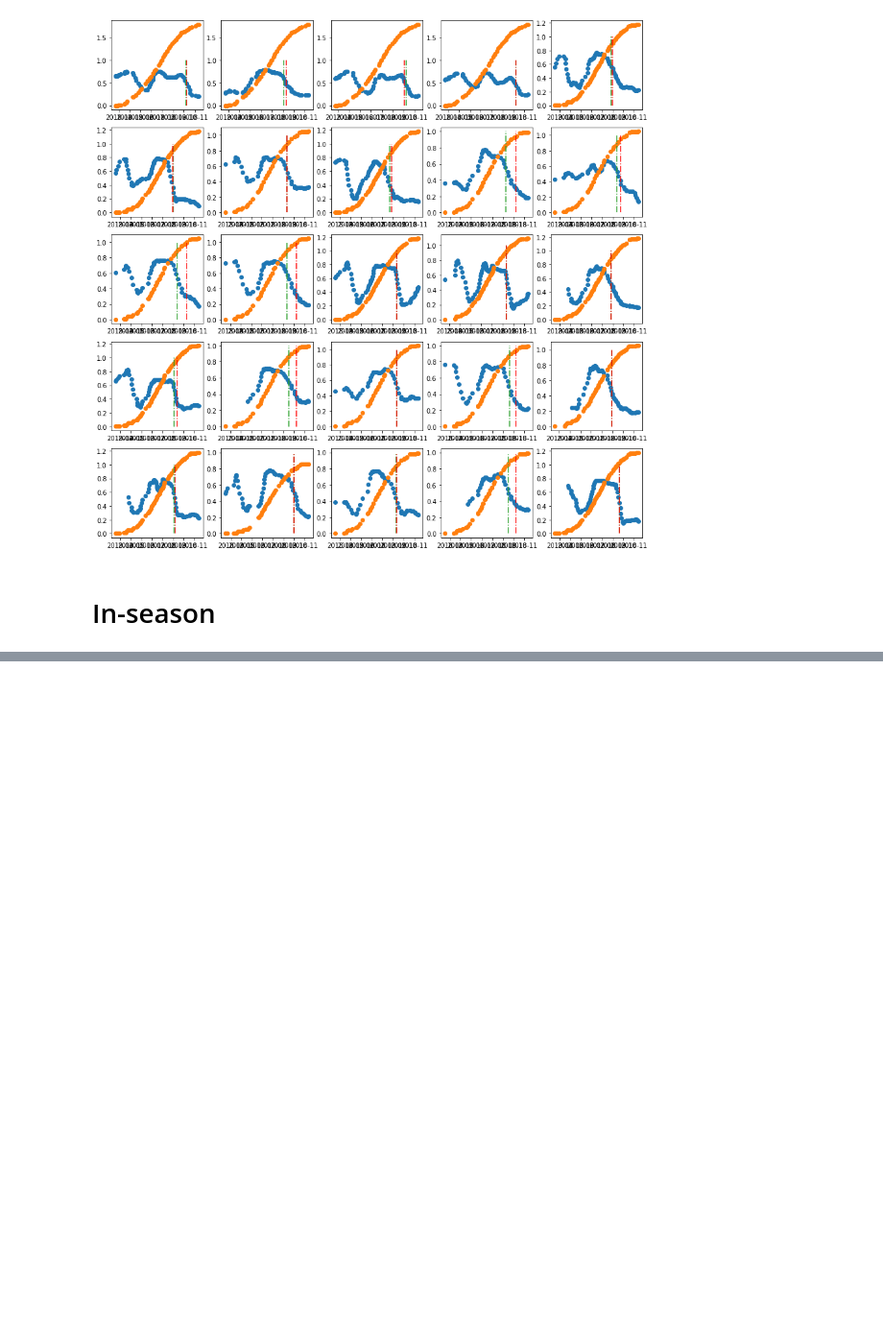
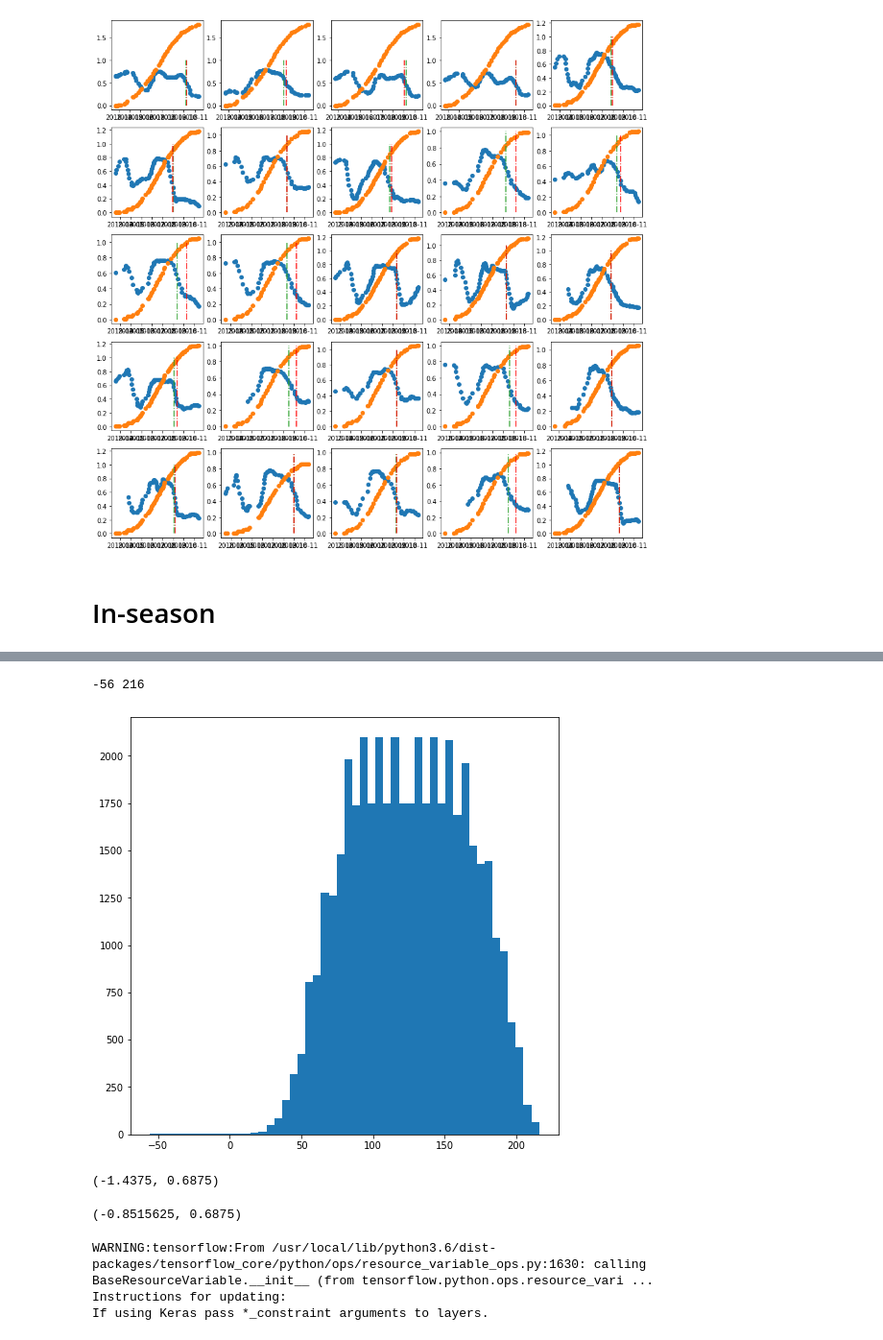
Before and after one commit to geoindepth/vits-feature-detection, a Jupyter notebook: analysis.ipynb, the cells around one changed output, grey strips where cells are left out. Shown at 96% size. Saved outputs shown, nothing was run; the diff lists cells and outputs as text; code cells hidden in the pictures; blank space fills up the shorter version.

```diff
--- a/analysis.ipynb
+++ b/analysis.ipynb
@@ -76,7 +76,7 @@ df['date_range'].plot.hist(bins=50);
 # %%
 df['target'] = pd.to_datetime(df['target'])
 # %%
-def plot_vits(idx, ax=None, pred=None):
+def plot_vits(idx, ax=None, pred=None, pred_ts=None):
     if ax is None:
         ax = plt
     vits = df['vits'].iloc[idx]
@@ -88,6 +88,10 @@ def plot_vits(idx, ax=None, pred=None):
         if isinstance(pred, int):
             pred = pd.DateOffset(pred-1) + pd.datetime(target.year, 1, 1)
         ax.plot([pred, pred], [0, 1], 'r-.')
+    if pred_ts is not None:
+        x_ts = [pd.DateOffset(d + 75 - 1) + pd.datetime(target.year, 1, 1)
+                for d in range(128, 256)]
+        ax.plot(x_ts, np.abs(pred_ts)+0.1, 'r:')
 # %%
 idxs = list(range(25))
 fig, ax = plt.subplots(5, 5, figsize=(15, 15))
@@ -354,0 +390,11 @@ for i, idx in enumerate(idxs):
+# %%
+print(yt.min(), yt.max())
+plt.hist(yt, bins=50);
+# %% [output]
+-56 216
+[figure, added]
+# %%
+zt = (yt - 128) / len_t
+zt.min(), zt.max()
+# %% [output]
+(-1.4375, 0.6875)
@@ -354,0 +406,4 @@ for i, idx in enumerate(idxs):
+# %%
+zt[indi_keep].min(), zt[indi_keep].max()
+# %% [output]
+(-0.8515625, 0.6875)
@@ -354,0 +412,13 @@ for i, idx in enumerate(idxs):
+# %%
+tk.backend.clear_session()
+
+input_ts = tk.layers.Input(shape=(xt.shape[1], xt.shape[2]))
+
+output = tk.layers.LSTM(32)(input_ts)
+output = tk.layers.Dense(1)(output)
+
+model = tk.models.Model(input_ts, output)
+# %% [output]
+WARNING:tensorflow:From /usr/local/lib/python3.6/dist-packages/tensorflow_core/python/ops/resource_variable_ops.py:1630: calling BaseResourceVariable.__init__ (from tensorflow.python.ops.resource_vari ...
+Instructions for updating:
+If using Keras pass *_constraint arguments to layers.
```
Also changed, not shown: parts of 18 cells of this notebook.
